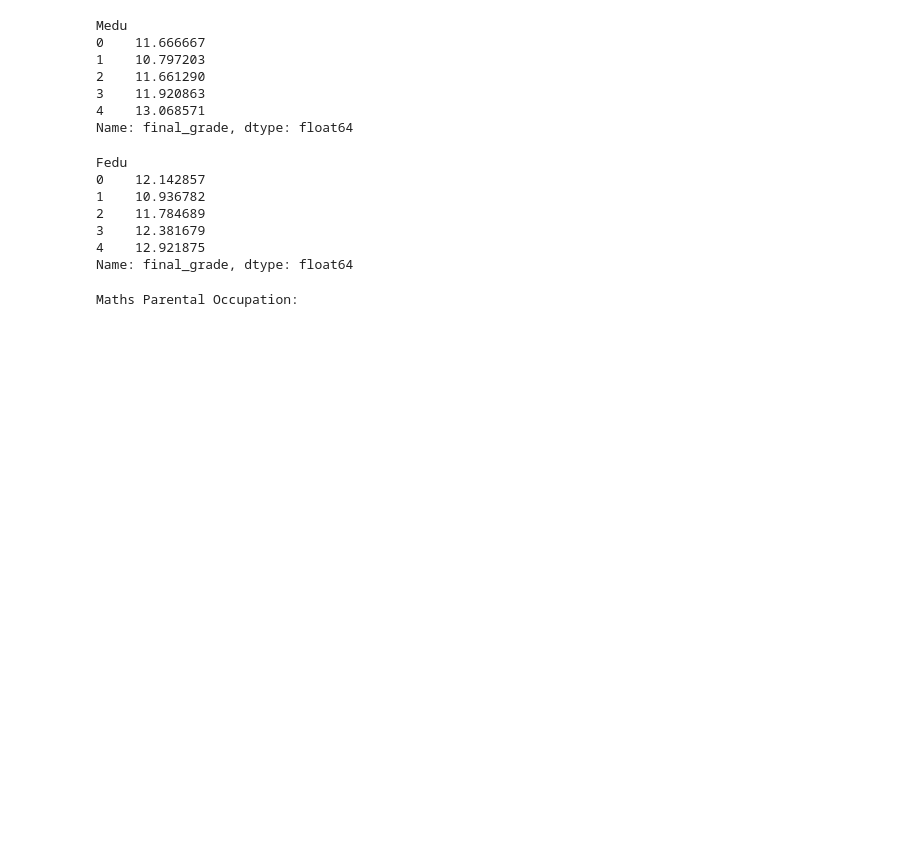
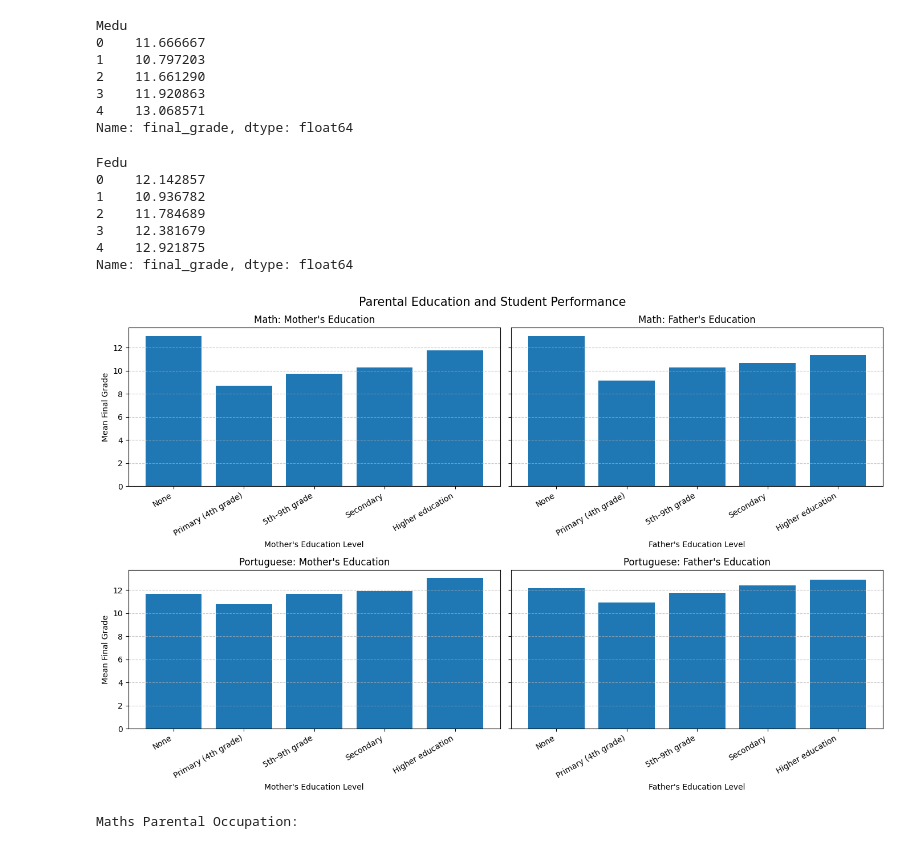
Before and after one commit to tingly-amua/Student-Performance-Analysis, a Jupyter notebook: EDA.ipynb, the cells around one changed output. Saved outputs shown, nothing was run; the diff lists cells and outputs as text; code cells hidden in the pictures; blank space fills up the shorter version.

Commit message:
plot family variables

```diff
--- a/EDA.ipynb
+++ b/EDA.ipynb
@@ -1025,5 +1025,105 @@ Fedu
 3    12.381679
 4    12.921875
 Name: final_grade, dtype: float64
+# %%
+# Family background and academic performance
+# Parental education vs final grade
+
+# Grouped data
+math_medu = math_df.groupby('Medu')['final_grade'].mean()
+math_fedu = math_df.groupby('Fedu')['final_grade'].mean()
+
+port_medu = port_df.groupby('Medu')['final_grade'].mean()
+port_fedu = port_df.groupby('Fedu')['final_grade'].mean()
+
+
+# Meaningful labels for education levels
+education_labels = [
+    'None',
+    'Primary (4th grade)',
+    '5th–9th grade',
+    'Secondary',
+    'Higher education'
+]
+
+education_codes = [0, 1, 2, 3, 4]
+
+
+# Create 2 × 2 subplots
+fig, axes = plt.subplots(2, 2, figsize=(14, 9), sharey=True)
+
+
+# -----------------------------
+# Math — Mother's Education
+# -----------------------------
+axes[0, 0].bar(
+    math_medu.index,
+    math_medu.values
+)
+
+axes[0, 0].set_title("Math: Mother's Education")
+axes[0, 0].set_xlabel("Mother's Education Level")
+axes[0, 0].set_ylabel("Mean Final Grade")
+axes[0, 0].set_xticks(education_codes)
+axes[0, 0].set_xticklabels(education_labels, rotation=30, ha='right')
+axes[0, 0].grid(axis='y', linestyle='--', alpha=0.7)
+
+
+# -----------------------------
+# Math — Father's Education
+# -----------------------------
+axes[0, 1].bar(
+    math_fedu.index,
+    math_fedu.values
+)
+
+axes[0, 1].set_title("Math: Father's Education")
+axes[0, 1].set_xlabel("Father's Education Level")
+axes[0, 1].set_xticks(education_codes)
+axes[0, 1].set_xticklabels(education_labels, rotation=30, ha='right')
+axes[0, 1].grid(axis='y', linestyle='--', alpha=0.7)
+
+
+# -----------------------------
+# Portuguese — Mother's Education
+# -----------------------------
+axes[1, 0].bar(
+    port_medu.index,
+    port_medu.values
+)
+
+axes[1, 0].set_title("Portuguese: Mother's Education")
+axes[1, 0].set_xlabel("Mother's Education Level")
+axes[1, 0].set_ylabel("Mean Final Grade")
+axes[1, 0].set_xticks(education_codes)
+axes[1, 0].set_xticklabels(education_labels, rotation=30, ha='right')
+axes[1, 0].grid(axis='y', linestyle='--', alpha=0.7)
+
+
+# -----------------------------
+# Portuguese — Father's Education
+# -----------------------------
+axes[1, 1].bar(
+    port_fedu.index,
+    port_fedu.values
+)
+
+axes[1, 1].set_title("Portuguese: Father's Education")
+axes[1, 1].set_xlabel("Father's Education Level")
+axes[1, 1].set_xticks(education_codes)
+axes[1, 1].set_xticklabels(education_labels, rotation=30, ha='right')
+axes[1, 1].grid(axis='y', linestyle='--', alpha=0.7)
+
+
+# Overall title
+fig.suptitle(
+    'Parental Education and Student Performance',
+    fontsize=15
+)
+
+plt.tight_layout()
+plt.show()
+# %% [output]
+[figure, added]
 # %%
 # Parental occupation
```
Also changed, not shown: parts of 4 cells of this notebook.
